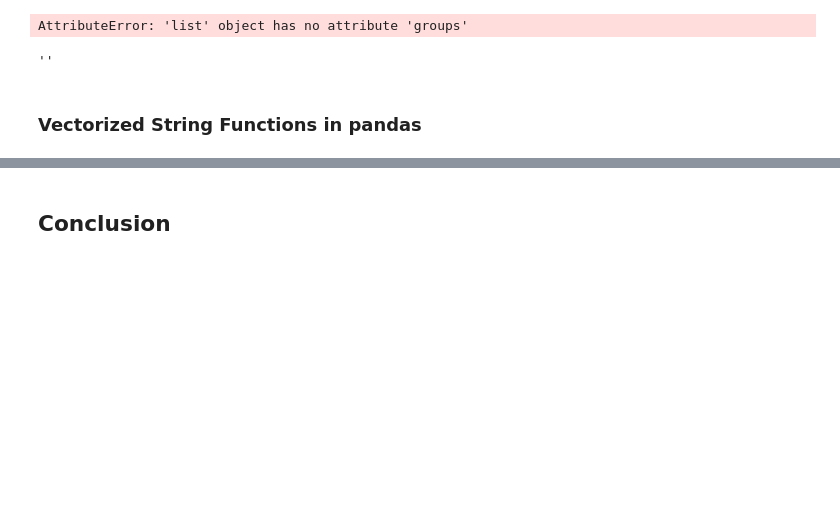
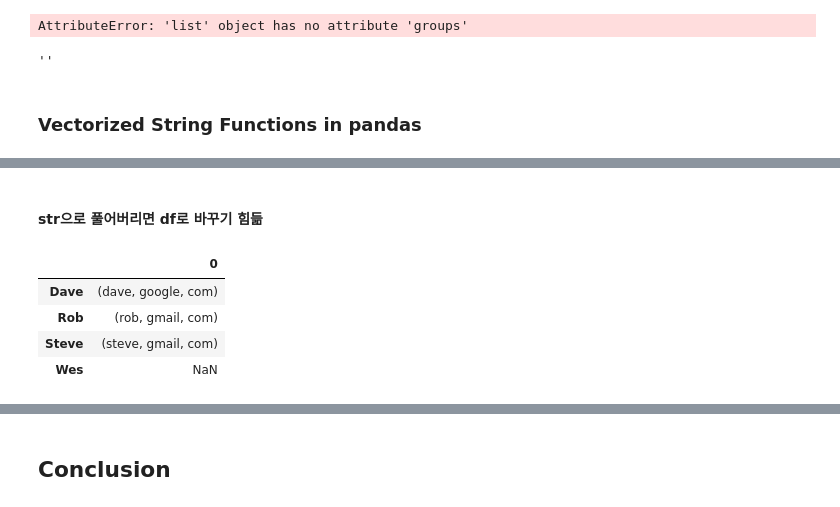
Before and after one commit to firstock/dataAnal_py_basic, a Jupyter notebook: pandas/ch7my_pandas_dataModify_regexExample.ipynb, the cells around one changed output, grey strips where cells are left out. Drawn from its saved outputs; the diff is of its cells as text; code cells hidden in the pictures; blank space fills up the shorter version.

```diff
--- a/pandas/ch7my_pandas_dataModify_regexExample.ipynb
+++ b/pandas/ch7my_pandas_dataModify_regexExample.ipynb
@@ -533,3 +673,13 @@ data.str.findall(pattern, flags=re.IGNORECASE)
+# %% [markdown]
+#### str으로 풀어버리면 df로 바꾸기 힘듦
+# %%
+DataFrame(res_get1)
+# %% [output]
+|  | 0 |
+| Dave | (dave, google, com) |
+| Rob | (rob, gmail, com) |
+| Steve | (steve, gmail, com) |
+| Wes | NaN |
 # %%
 matches = data.str.match(pattern, flags=re.IGNORECASE)
 matches
```
Also changed, not shown: parts of 36 cells of this notebook, 31 other files.
